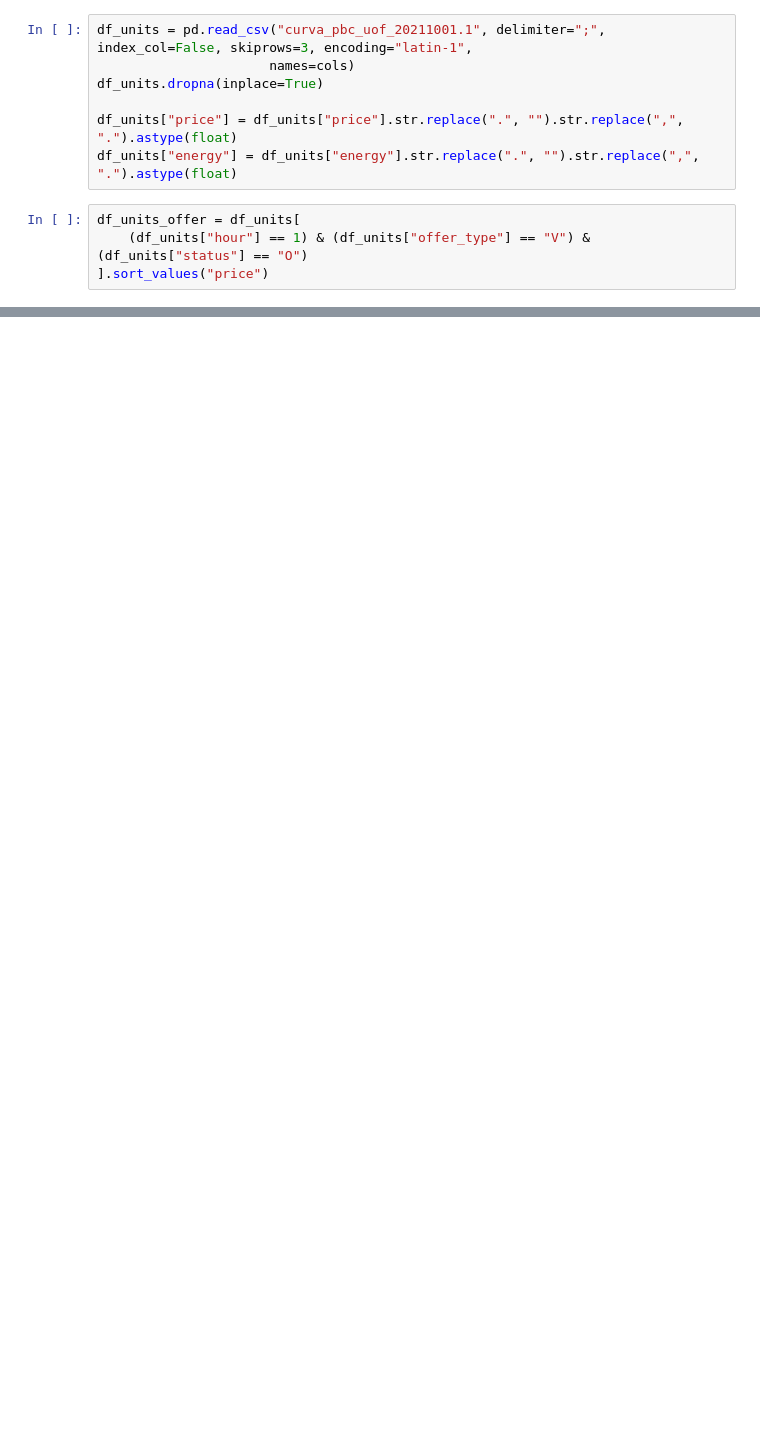
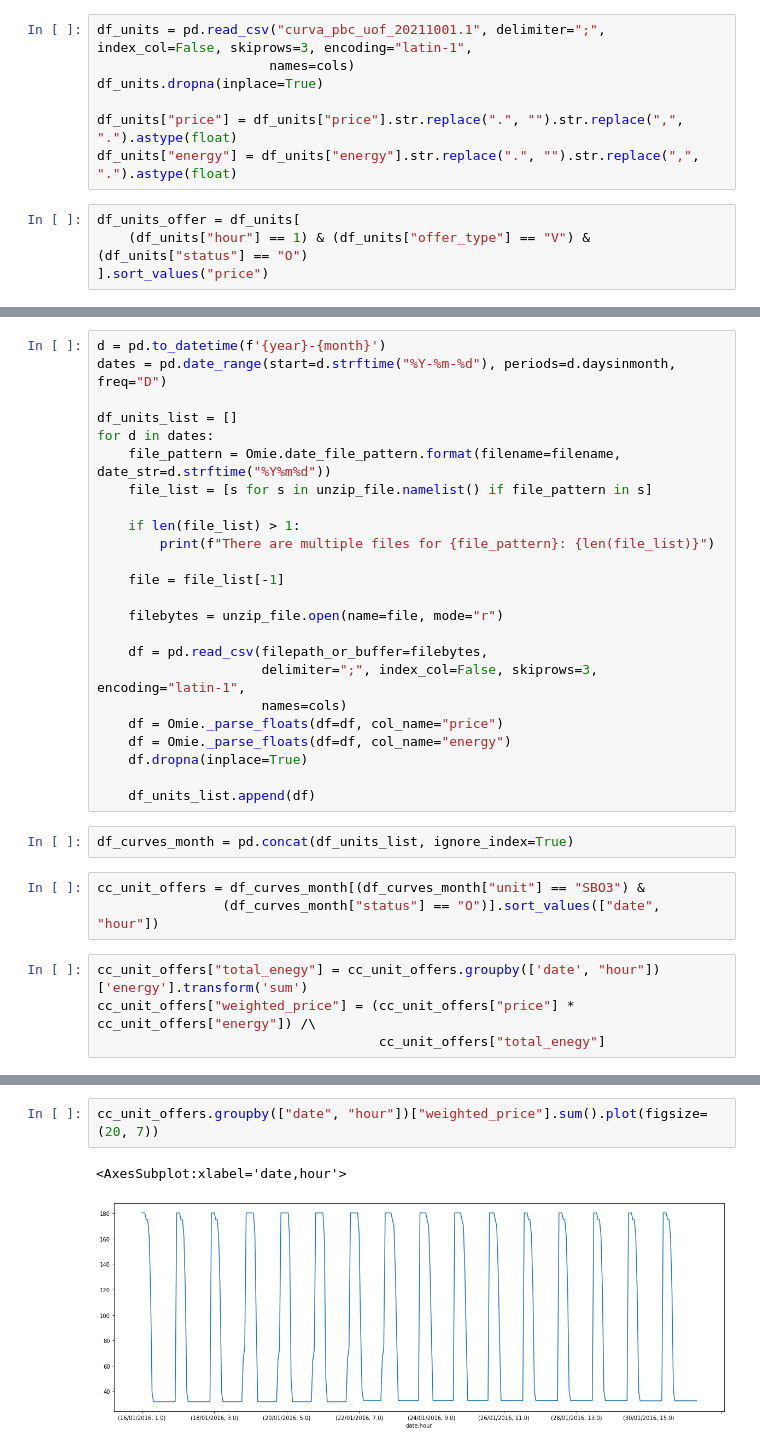
Before and after one commit to NonoMalpi/electricity, a Jupyter notebook: notebooks/AgentCurves.ipynb, the cells around one changed output, grey strips where cells are left out. Drawn from its saved outputs; the diff is of its cells as text; blank space fills up the shorter version.

Commit message:
:construction: Download zip of offer curves with units

```diff
--- a/notebooks/AgentCurves.ipynb
+++ b/notebooks/AgentCurves.ipynb
@@ -98,0 +76,33 @@ df_units_offer.head(50)
+# %%
+d = pd.to_datetime(f'{year}-{month}')
+dates = pd.date_range(start=d.strftime("%Y-%m-%d"), periods=d.daysinmonth, freq="D")
+
+df_units_list = []
+for d in dates:
+    file_pattern = Omie.date_file_pattern.format(filename=filename, date_str=d.strftime("%Y%m%d"))
+    file_list = [s for s in unzip_file.namelist() if file_pattern in s]
+
+    if len(file_list) > 1:
+        print(f"There are multiple files for {file_pattern}: {len(file_list)}")
+
+    file = file_list[-1]
+
+    filebytes = unzip_file.open(name=file, mode="r")
+
+    df = pd.read_csv(filepath_or_buffer=filebytes,
+                     delimiter=";", index_col=False, skiprows=3, encoding="latin-1",
+                     names=cols)
+    df = Omie._parse_floats(df=df, col_name="price")
+    df = Omie._parse_floats(df=df, col_name="energy")
+    df.dropna(inplace=True)
+
+    df_units_list.append(df)
+# %%
+df_curves_month = pd.concat(df_units_list, ignore_index=True)
+# %%
+cc_unit_offers = df_curves_month[(df_curves_month["unit"] == "SBO3") &
+                (df_curves_month["status"] == "O")].sort_values(["date", "hour"])
+# %%
+cc_unit_offers["total_enegy"] = cc_unit_offers.groupby(['date', "hour"])['energy'].transform('sum')
+cc_unit_offers["weighted_price"] = (cc_unit_offers["price"] * cc_unit_offers["energy"]) /\
+                                    cc_unit_offers["total_enegy"]
@@ -98,0 +125,5 @@ df_units_offer.head(50)
+# %%
+cc_unit_offers.groupby(["date", "hour"])["weighted_price"].sum().plot(figsize=(20, 7))
+# %% [output]
+<AxesSubplot:xlabel='date,hour'>
+[figure, added]
```
Also changed, not shown: parts of 9 cells of this notebook, 2 other files.
